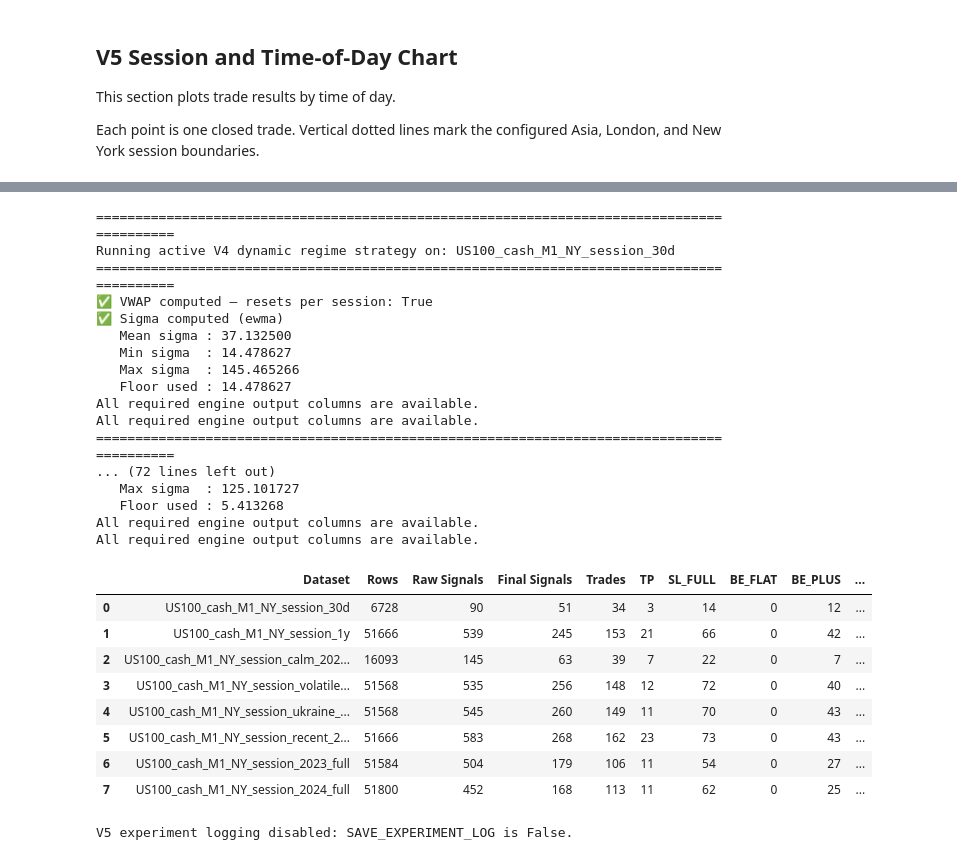
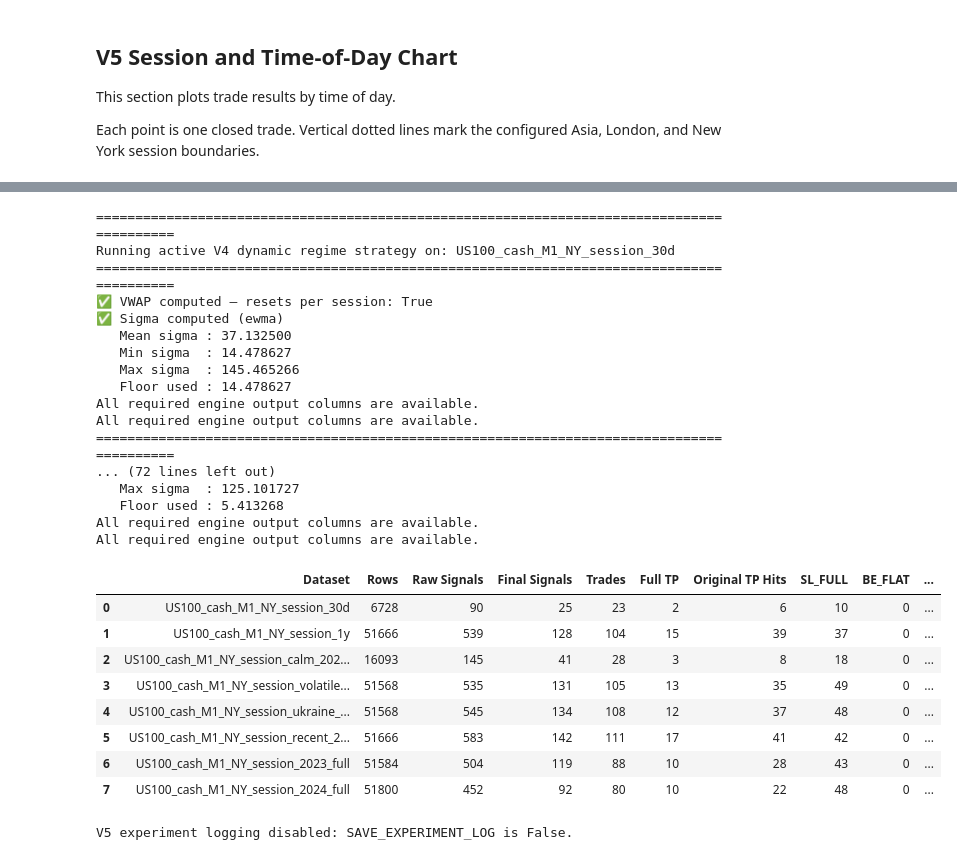
Before and after one commit to MichaelMorgante/VWAP-probability-band-engine, a Jupyter notebook: notebooks/automated_vwap_v5_modular_engine.ipynb, the cells around one changed output, grey strips where cells are left out. Cells and saved outputs as stored; diff of their text form; code cells hidden in the pictures.

```diff
--- a/notebooks/automated_vwap_v5_modular_engine.ipynb
+++ b/notebooks/automated_vwap_v5_modular_engine.ipynb
@@ -1345,7 +1345,7 @@ CONFIG.update(
         # ------------------------------------------------------------------
         # V5 optional S-tier clean-state filter
         # ------------------------------------------------------------------
-        "enable_s_tier_clean_state_filter": False,
+        "enable_s_tier_clean_state_filter": True,
 
         "s_tier_green_failure_lookback_bars": 8,
         "s_tier_required_clean_closes_after_failure": 3,
@@ -9353,6 +9516,12 @@ The output is:
 - `skipped_execution_signals_df`
 # %%
 trades_df, daily_summary_df, skipped_execution_signals_df = run_v1_trade_simulation_with_daily_controls(
+    signals_df,
+    CONFIG,
+)
+
+trades_df = add_v5_original_tp_hit_diagnostics(
+    trades_df,
     signals_df,
     CONFIG,
 )
@@ -9926,6 +10095,20 @@ def build_performance_summary(
     be_count = count_result(trades_df, "BE")
     managed_exit_metrics = build_v5_managed_exit_metrics(trades_df)
 
+    original_tp_hits = 0
+    original_tp_hit_rate = 0.0
+
+    if trades_df is not None and len(trades_df) > 0:
+        if "hit_original_tp_before_exit" in trades_df.columns:
+            original_tp_hits = int(
+                trades_df["hit_original_tp_before_exit"]
+                .fillna(False)
+                .astype(bool)
+                .sum()
+            )
+
+            original_tp_hit_rate = original_tp_hits / len(trades_df)
+
     close_profit_count = count_result(trades_df, "CLOSE_PROFIT")
     close_loss_count = count_result(trades_df, "CLOSE_LOSS")
     close_flat_count = count_result(trades_df, "CLOSE_FLAT")
@@ -9972,6 +10155,7 @@ def build_performance_summary(
         "close_loss_count": close_loss_count,
         "close_flat_count": close_flat_count,
         "target_tp_count": managed_exit_metrics["target_tp_count"],
+        "original_tp_hits": original_tp_hits,
         "sl_full_count": managed_exit_metrics["sl_full_count"],
         "be_flat_count": managed_exit_metrics["be_flat_count"],
         "be_plus_count": managed_exit_metrics["be_plus_count"],
@@ -9983,6 +10167,7 @@ def build_performance_summary(
         "be_rate": be_rate,
         "win_rate_excluding_be": win_rate_excluding_be,
         "target_tp_rate": managed_exit_metrics["target_tp_rate"],
+        "original_tp_hit_rate": original_tp_hit_rate,
         "full_sl_rate": managed_exit_metrics["full_sl_rate"],
         "positive_exit_rate": managed_exit_metrics["positive_exit_rate"],
         "win_rate_ex_flat_be": managed_exit_metrics["win_rate_ex_flat_be"],
@@ -12978,6 +13179,12 @@ def run_v3_backtest_for_dataset(base_config: dict, dataset_config: dict) -> dict
         run_config,
     )
 
+    trades_df_local = add_v5_original_tp_hit_diagnostics(
+    trades_df_local,
+    signals_df_local,
+    run_config,
+    )
+
     summary = build_performance_summary(
         raw_ohlc_df=raw_df_local,
         signals_df=signals_df_local,
@@ -13011,13 +13218,15 @@ comparison_table = pd.DataFrame(
             "Raw Signals": summary["number_of_raw_signals"],
             "Final Signals": summary["number_of_final_signals"],
             "Trades": summary["number_of_trades"],
-            "TP": summary["target_tp_count"],
+            "Full TP": summary["target_tp_count"],
+            "Original TP Hits": summary.get("original_tp_hits", 0),
             "SL_FULL": summary["sl_full_count"],
             "BE_FLAT": summary["be_flat_count"],
             "BE_PLUS": summary["be_plus_count"],
             "TRAILED_SL_PROFIT": summary["trailed_profit_count"],
             "TIME_EXIT": summary["time_exit_count"],
-            "Target TP Rate": f"{summary['target_tp_rate']:.2%}",
+            "Full TP Rate": f"{summary['target_tp_rate']:.2%}",
+            "Original TP Hit Rate": f"{summary.get('original_tp_hit_rate', 0.0):.2%}",
             "Full SL Rate": f"{summary['full_sl_rate']:.2%}",
             "Positive Exit Rate": f"{summary['positive_exit_rate']:.2%}",
             "WR ex Flat BE": f"{summary['win_rate_ex_flat_be']:.2%}",
@@ -13025,42 +13234,42 @@ comparison_table = pd.DataFrame(
             "Total R": f"{summary['total_r']:.2f}R",
             "Avg R": f"{summary['average_r']:.3f}R",
             "Account %": f"{summary['total_account_pct']:.2f}%",
             "Points": f"{summary['total_points']:.2f}",
             "Avg Bars": f"{summary['average_bars_held']:.2f}",
             "Skipped": summary["total_skipped_signals"],
         }
         for summary in comparison_summaries
     ]
 )
 
 comparison_table
 # %% [output]
 ==========================================================================================
 Running active V4 dynamic regime strategy on: US100_cash_M1_NY_session_30d
 ==========================================================================================
 ✅ VWAP computed — resets per session: True
 ✅ Sigma computed (ewma)
    Mean sigma : 37.132500
    Min sigma  : 14.478627
    Max sigma  : 145.465266
    Floor used : 14.478627
 All required engine output columns are available.
 All required engine output columns are available.
 ==========================================================================================
 ... (72 lines left out)
    Max sigma  : 125.101727
    Floor used : 5.413268
 All required engine output columns are available.
 All required engine output columns are available.
-|  | Dataset | Rows | Raw Signals | Final Signals | Trades | TP | SL_FULL | BE_FLAT | BE_PLUS | ... |
-| 0 | US100_cash_M1_NY_session_30d | 6728 | 90 | 51 | 34 | 3 | 14 | 0 | 12 | ... |
-| 1 | US100_cash_M1_NY_session_1y | 51666 | 539 | 245 | 153 | 21 | 66 | 0 | 42 | ... |
-| 2 | US100_cash_M1_NY_session_calm_202... | 16093 | 145 | 63 | 39 | 7 | 22 | 0 | 7 | ... |
-| 3 | US100_cash_M1_NY_session_volatile... | 51568 | 535 | 256 | 148 | 12 | 72 | 0 | 40 | ... |
-| 4 | US100_cash_M1_NY_session_ukraine_... | 51568 | 545 | 260 | 149 | 11 | 70 | 0 | 43 | ... |
-| 5 | US100_cash_M1_NY_session_recent_2... | 51666 | 583 | 268 | 162 | 23 | 73 | 0 | 43 | ... |
-| 6 | US100_cash_M1_NY_session_2023_full | 51584 | 504 | 179 | 106 | 11 | 54 | 0 | 27 | ... |
-| 7 | US100_cash_M1_NY_session_2024_full | 51800 | 452 | 168 | 113 | 11 | 62 | 0 | 25 | ... |
+|  | Dataset | Rows | Raw Signals | Final Signals | Trades | Full TP | Original TP Hits | SL_FULL | BE_FLAT | ... |
+| 0 | US100_cash_M1_NY_session_30d | 6728 | 90 | 25 | 23 | 2 | 6 | 10 | 0 | ... |
+| 1 | US100_cash_M1_NY_session_1y | 51666 | 539 | 128 | 104 | 15 | 39 | 37 | 0 | ... |
+| 2 | US100_cash_M1_NY_session_calm_202... | 16093 | 145 | 41 | 28 | 3 | 8 | 18 | 0 | ... |
+| 3 | US100_cash_M1_NY_session_volatile... | 51568 | 535 | 131 | 105 | 13 | 35 | 49 | 0 | ... |
+| 4 | US100_cash_M1_NY_session_ukraine_... | 51568 | 545 | 134 | 108 | 12 | 37 | 48 | 0 | ... |
+| 5 | US100_cash_M1_NY_session_recent_2... | 51666 | 583 | 142 | 111 | 17 | 41 | 42 | 0 | ... |
+| 6 | US100_cash_M1_NY_session_2023_full | 51584 | 504 | 119 | 88 | 10 | 28 | 43 | 0 | ... |
+| 7 | US100_cash_M1_NY_session_2024_full | 51800 | 452 | 92 | 80 | 10 | 22 | 48 | 0 | ... |
 # %%
 # ---------------------------------------------------------------------
 # Automatic V5 experiment log append
```
Also changed, not shown: parts of 36 cells of this notebook.
